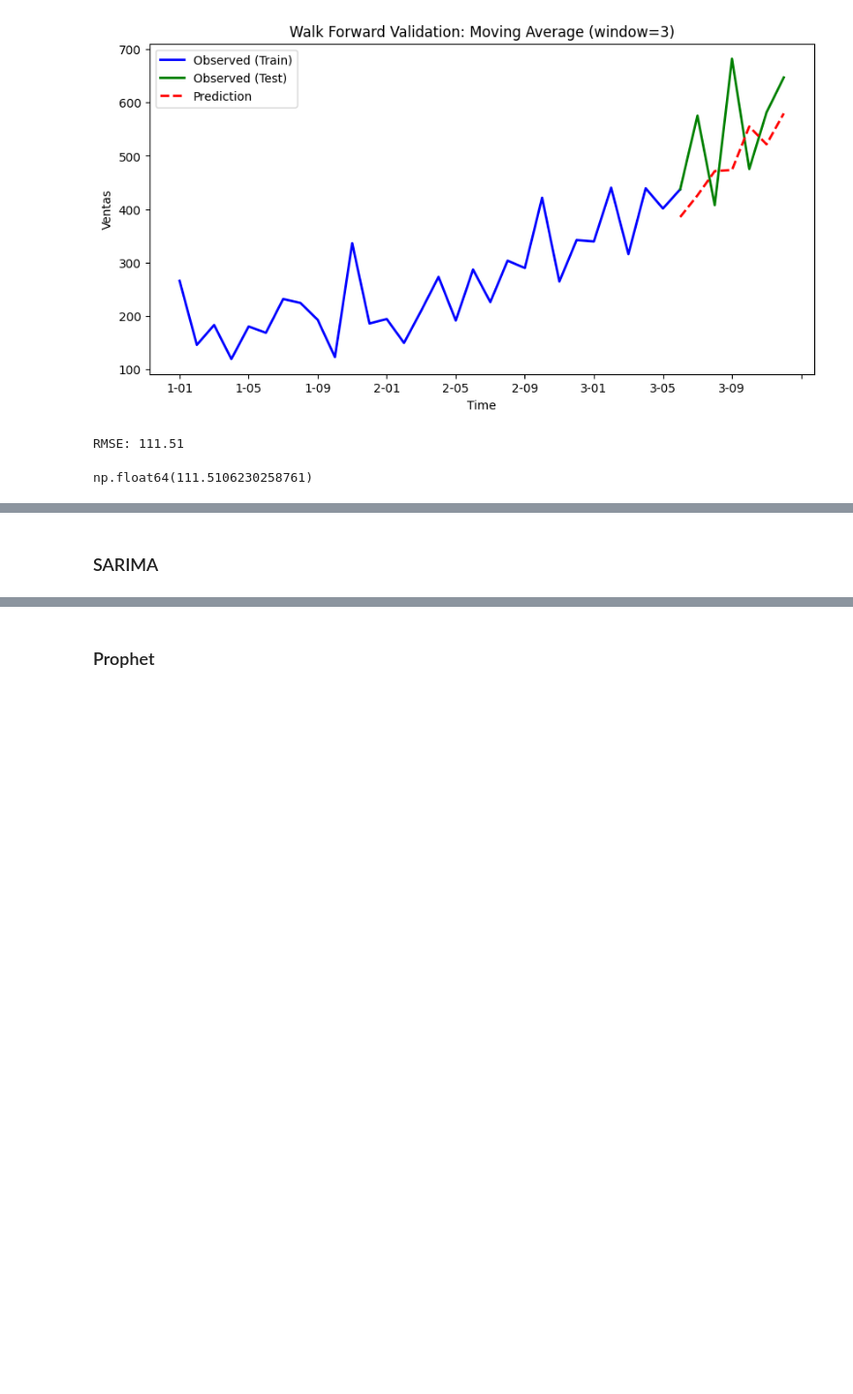
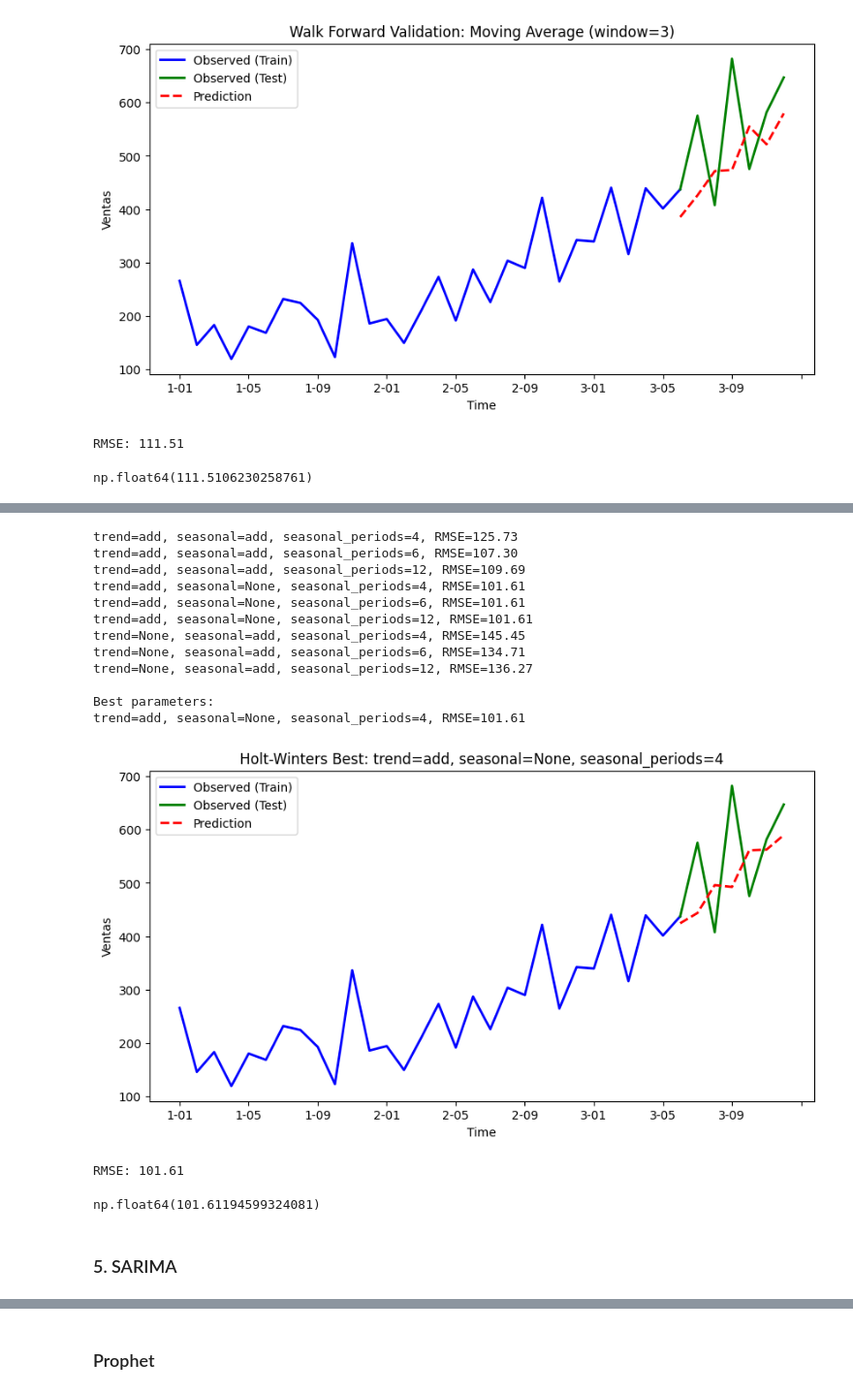
Before and after one commit to Its-Japo/DataScience, a Jupyter notebook: Lab1/main.ipynb, the cells around one changed output, grey strips where cells are left out. Shown at 97% size. Saved outputs shown, nothing was run; the diff lists cells and outputs as text; code cells hidden in the pictures; blank space fills up the shorter version.

```diff
--- a/Lab1/main.ipynb
+++ b/Lab1/main.ipynb
@@ -181,2 +256,65 @@ np.float64(111.5106230258761)
+# %%
+from statsmodels.tsa.holtwinters import ExponentialSmoothing
+import numpy as np
+
+trend_options = ['add', None]
+seasonal_options = ['add', None]
+seasonal_periods_options = [4, 6, 12]
+
+best_rmse = float('inf')
+best_params = None
+best_preds = None
+
+for trend in trend_options:
+    for seasonal in seasonal_options:
+        if trend is None and seasonal is None:
+            continue
+        for seasonal_periods in seasonal_periods_options:
+            history = list(train['Sales'])
+            preds = []
+            try:
+                for t in range(len(test)):
+                    model = ExponentialSmoothing(
+                        history,
+                        trend=trend,
+                        seasonal=seasonal,
+                        seasonal_periods=seasonal_periods
+                    ).fit(optimized=True)
+                    pred = model.forecast(1)[0]
+                    preds.append(pred)
+                    history.append(test['Sales'].iloc[t])
+                rmse = np.sqrt(mean_squared_error(test['Sales'], preds))
+                print(f"trend={trend}, seasonal={seasonal}, seasonal_periods={seasonal_periods}, RMSE={rmse:.2f}")
+                if rmse < best_rmse:
+                    best_rmse = rmse
+                    best_params = (trend, seasonal, seasonal_periods)
+                    best_preds = preds
+            except Exception as e:
+                print(f"FAILED: trend={trend}, seasonal={seasonal}, seasonal_periods={seasonal_periods} ({e})")
+
+print("\nBest parameters:")
+print(f"trend={best_params[0]}, seasonal={best_params[1]}, seasonal_periods={best_params[2]}, RMSE={best_rmse:.2f}")
+
+plot_walk_forward(
+    train, test, best_preds, col='Sales',
+    title=f"Holt-Winters Best: trend={best_params[0]}, seasonal={best_params[1]}, seasonal_periods={best_params[2]}",
+    ylabel="Ventas"
+)
+# %% [output]
+trend=add, seasonal=add, seasonal_periods=4, RMSE=125.73
+trend=add, seasonal=add, seasonal_periods=6, RMSE=107.30
+trend=add, seasonal=add, seasonal_periods=12, RMSE=109.69
+trend=add, seasonal=None, seasonal_periods=4, RMSE=101.61
+trend=add, seasonal=None, seasonal_periods=6, RMSE=101.61
+trend=add, seasonal=None, seasonal_periods=12, RMSE=101.61
+trend=None, seasonal=add, seasonal_periods=4, RMSE=145.45
+trend=None, seasonal=add, seasonal_periods=6, RMSE=134.71
+trend=None, seasonal=add, seasonal_periods=12, RMSE=136.27
+
+Best parameters:
+trend=add, seasonal=None, seasonal_periods=4, RMSE=101.61
+[figure, added]
+RMSE: 101.61
+np.float64(101.61194599324081)
 # %% [markdown]
-### SARIMA
+### 5. SARIMA
```
Also changed, not shown: parts of 12 cells of this notebook.
